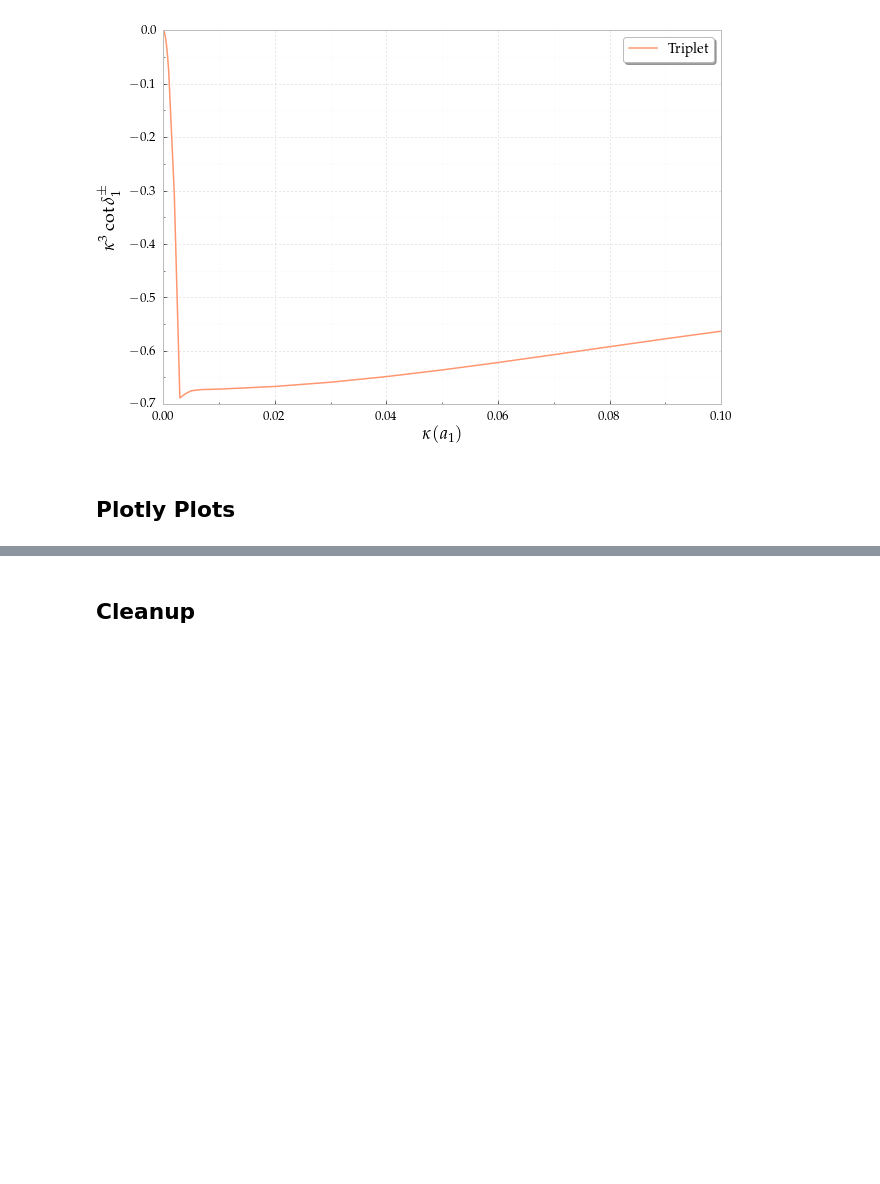
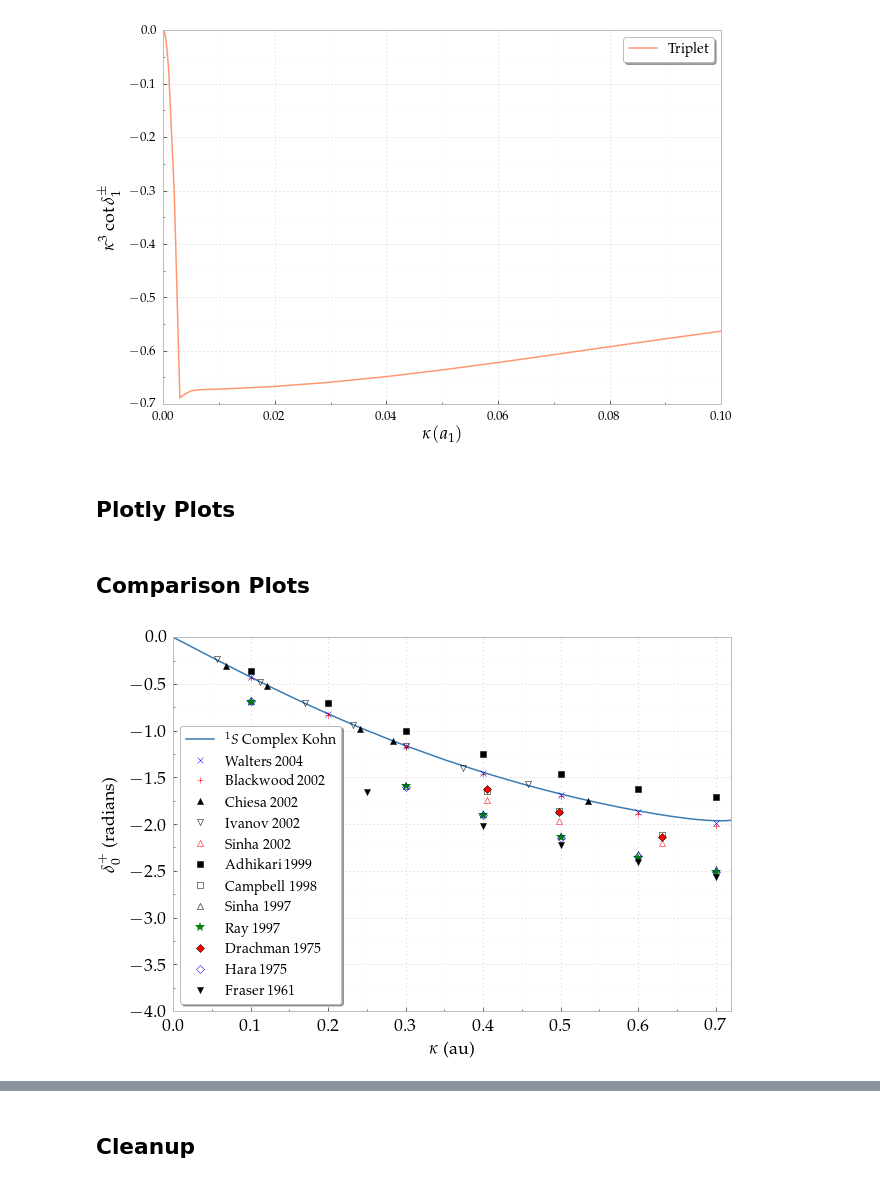
Before and after one commit to DentonW/Papers, a Jupyter notebook: PRA PsH/IPython/Paper Images.ipynb, the cells around one changed output, grey strips where cells are left out. Cells and saved outputs as stored; diff of their text form; code cells hidden in the pictures; blank space fills up the shorter version.

```diff
--- a/PRA PsH/IPython/Paper Images.ipynb
+++ b/PRA PsH/IPython/Paper Images.ipynb
@@ -1024,3 +1020,5 @@ layout = Layout(
 data = Data([datascatter1D, datascatter3D, datascatter1DW, datascatter3DW])
 fig = Figure(data=data, layout=layout)
 plot_url = py.plot(fig, filename='DWave', auto_open=False, world_readable=False)
+# %% [markdown]
+## Comparison Plots
@@ -1026,0 +1034,25 @@ plot_url = py.plot(fig, filename='DWave', auto_open=False, world_readable=False)
+# %%
+df.plot(x='Kappa', y='Phase1S', marker='.', markersize=0.01, label=r'$^1S$ Complex Kohn', color=singletcolor)
+pyplot.plot(Walters1S2004['kappa'], Walters1S2004['phase'], 'bx', label='Walters 2004')
+pyplot.plot(Blackwood1S2002['kappa'], Blackwood1S2002['phase'], 'r+', label='Blackwood 2002')
+pyplot.plot(Chiesa1S2002['kappa'], Chiesa1S2002['phase'], 'k^', label='Chiesa 2002')
+pyplot.plot(Ivanov1S2002['kappa'], Ivanov1S2002['phase'], 'kv', markerfacecolor='none', markeredgecolor='k', label='Ivanov 2002')
+pyplot.plot(Sinha1S2000['kappa'], Sinha1S2000['phase'], '^', markerfacecolor='none', markeredgecolor='r', label='Sinha 2002')
+pyplot.plot(Adhikari1S1999['kappa'], Adhikari1S1999['phase'], 'ks', label='Adhikari 1999')
+pyplot.plot(Campbell1S1998['kappa'], Campbell1S1998['phase'], 's', markerfacecolor='none', markeredgecolor='k', label='Campbell 1998')
+pyplot.plot(Sinha1S1997['kappa'], Sinha1S1997['phase'], '^', markerfacecolor='none', markeredgecolor='k', label='Sinha 1997')
+pyplot.plot(Ray1S1997['kappa'], Ray1S1997['phase'], 'g*', markersize=10, markerfacecolor='g', markeredgecolor='none', label='Ray 1997')
+pyplot.plot(Drachman1S1975['kappa'], Drachman1S1975['phase'], 'rD', label='Drachman 1975')
+pyplot.plot(Hara1S1975['kappa'], Hara1S1975['phase'], 'D', markerfacecolor='none', markeredgecolor='b', label='Hara 1975')
+pyplot.plot(Fraser1S1961['kappa'], Fraser1S1961['phase'], 'kv', label='Fraser 1961')
+#pyplot.plot(['kappa'], ['phase'], '', label='')
+pyplot.xlabel(r"$\kappa$ (au)")
+pyplot.ylabel(r"$\delta_0^+$ (radians)")
+
+pyplot.legend()
+pyplot.xlim([0, 0.72])
+FixPlot(plt)
+pyplot.savefig('swave-singlet-comparison.pdf', bbox_inches='tight')
+pyplot.show()
+# %% [output]
+[figure, added]
```
Also changed, not shown: parts of 7 cells of this notebook, 2 other files.
